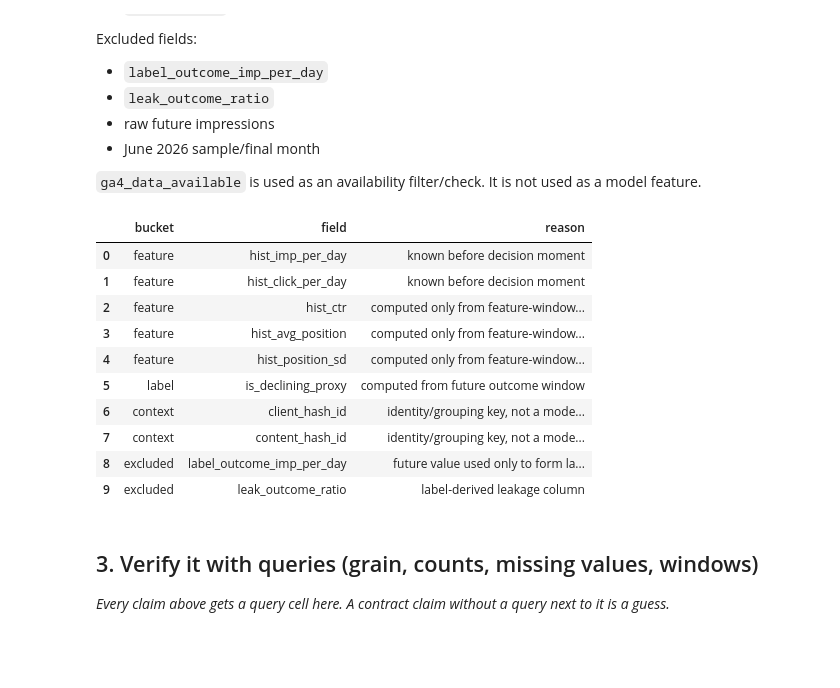
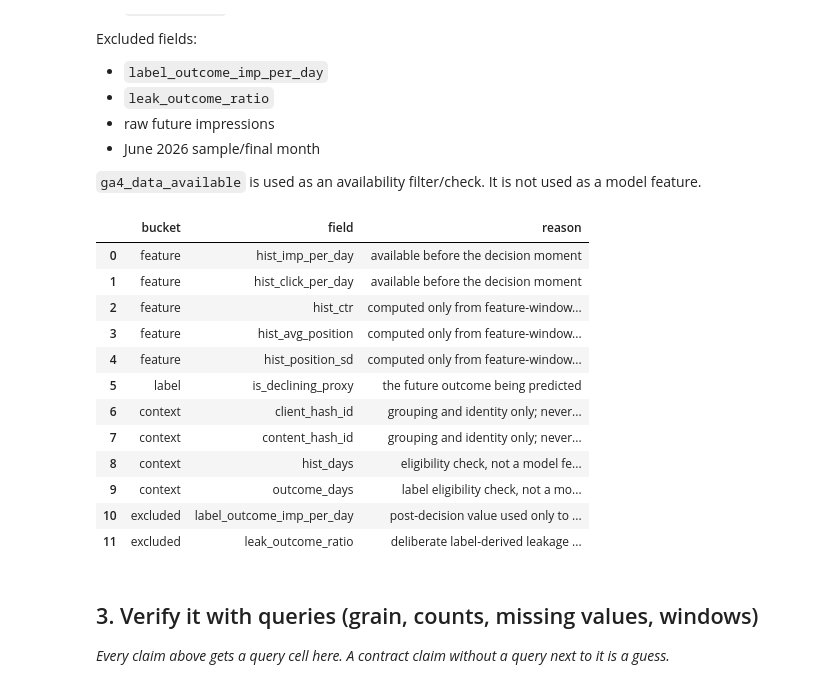
Before and after one commit to Cyb3rVigil/flyrank-ml-internship, a Jupyter notebook: work/notebooks/w03_data_contract.ipynb, the cells around one changed output. Drawn from its saved outputs; the diff is of its cells as text; code cells hidden in the pictures; blank space fills up the shorter version.

```diff
--- a/work/notebooks/w03_data_contract.ipynb
+++ b/work/notebooks/w03_data_contract.ipynb
@@ -114,32 +146,84 @@ Excluded fields:
 # %%
 field_contract = pd.DataFrame(
     [
-        {"bucket": "feature", "field": "hist_imp_per_day", "reason": "known before decision moment"},
-        {"bucket": "feature", "field": "hist_click_per_day", "reason": "known before decision moment"},
-        {"bucket": "feature", "field": "hist_ctr", "reason": "computed only from feature-window clicks/impressions"},
-        {"bucket": "feature", "field": "hist_avg_position", "reason": "computed only from feature-window GSC position"},
-        {"bucket": "feature", "field": "hist_position_sd", "reason": "computed only from feature-window GSC position"},
-        {"bucket": "label", "field": "is_declining_proxy", "reason": "computed from future outcome window"},
-        {"bucket": "context", "field": "client_hash_id", "reason": "identity/grouping key, not a model feature"},
-        {"bucket": "context", "field": "content_hash_id", "reason": "identity/grouping key, not a model feature"},
-        {"bucket": "excluded", "field": "label_outcome_imp_per_day", "reason": "future value used only to form label/leak test"},
-        {"bucket": "excluded", "field": "leak_outcome_ratio", "reason": "label-derived leakage column"},
+        {
+            "bucket": "feature",
+            "field": "hist_imp_per_day",
+            "reason": "available before the decision moment",
+        },
+        {
+            "bucket": "feature",
+            "field": "hist_click_per_day",
+            "reason": "available before the decision moment",
+        },
+        {
+            "bucket": "feature",
+            "field": "hist_ctr",
+            "reason": "computed only from feature-window clicks and impressions",
+        },
+        {
+            "bucket": "feature",
+            "field": "hist_avg_position",
+            "reason": "computed only from feature-window GSC position",
+        },
+        {
+            "bucket": "feature",
+            "field": "hist_position_sd",
+            "reason": "computed only from feature-window position variation",
+        },
+        {
+            "bucket": "label",
+            "field": "is_declining_proxy",
+            "reason": "the future outcome being predicted",
+        },
+        {
+            "bucket": "context",
+            "field": "client_hash_id",
+            "reason": "grouping and identity only; never a model feature",
+        },
+        {
+            "bucket": "context",
+            "field": "content_hash_id",
+            "reason": "grouping and identity only; never a model feature",
+        },
+        {
+            "bucket": "context",
+            "field": "hist_days",
+            "reason": "eligibility check, not a model feature",
+        },
+        {
+            "bucket": "context",
+            "field": "outcome_days",
+            "reason": "label eligibility check, not a model feature",
+        },
+        {
+            "bucket": "excluded",
+            "field": "label_outcome_imp_per_day",
+            "reason": "post-decision value used only to construct the label",
+        },
+        {
+            "bucket": "excluded",
+            "field": "leak_outcome_ratio",
+            "reason": "deliberate label-derived leakage used only in the demonstration",
+        },
     ]
 )
 
 display(field_contract)
 # %% [output]
 |  | bucket | field | reason |
-| 0 | feature | hist_imp_per_day | known before decision moment |
-| 1 | feature | hist_click_per_day | known before decision moment |
+| 0 | feature | hist_imp_per_day | available before the decision moment |
+| 1 | feature | hist_click_per_day | available before the decision moment |
 | 2 | feature | hist_ctr | computed only from feature-window... |
 | 3 | feature | hist_avg_position | computed only from feature-window... |
 | 4 | feature | hist_position_sd | computed only from feature-window... |
-| 5 | label | is_declining_proxy | computed from future outcome window |
-| 6 | context | client_hash_id | identity/grouping key, not a mode... |
-| 7 | context | content_hash_id | identity/grouping key, not a mode... |
-| 8 | excluded | label_outcome_imp_per_day | future value used only to form la... |
-| 9 | excluded | leak_outcome_ratio | label-derived leakage column |
+| 5 | label | is_declining_proxy | the future outcome being predicted |
+| 6 | context | client_hash_id | grouping and identity only; never... |
+| 7 | context | content_hash_id | grouping and identity only; never... |
+| 8 | context | hist_days | eligibility check, not a model fe... |
+| 9 | context | outcome_days | label eligibility check, not a mo... |
+| 10 | excluded | label_outcome_imp_per_day | post-decision value used only to ... |
+| 11 | excluded | leak_outcome_ratio | deliberate label-derived leakage ... |
 # %% [markdown]
 ## 3. Verify it with queries (grain, counts, missing values, windows)
 
```
Also changed, not shown: parts of 12 cells of this notebook.
